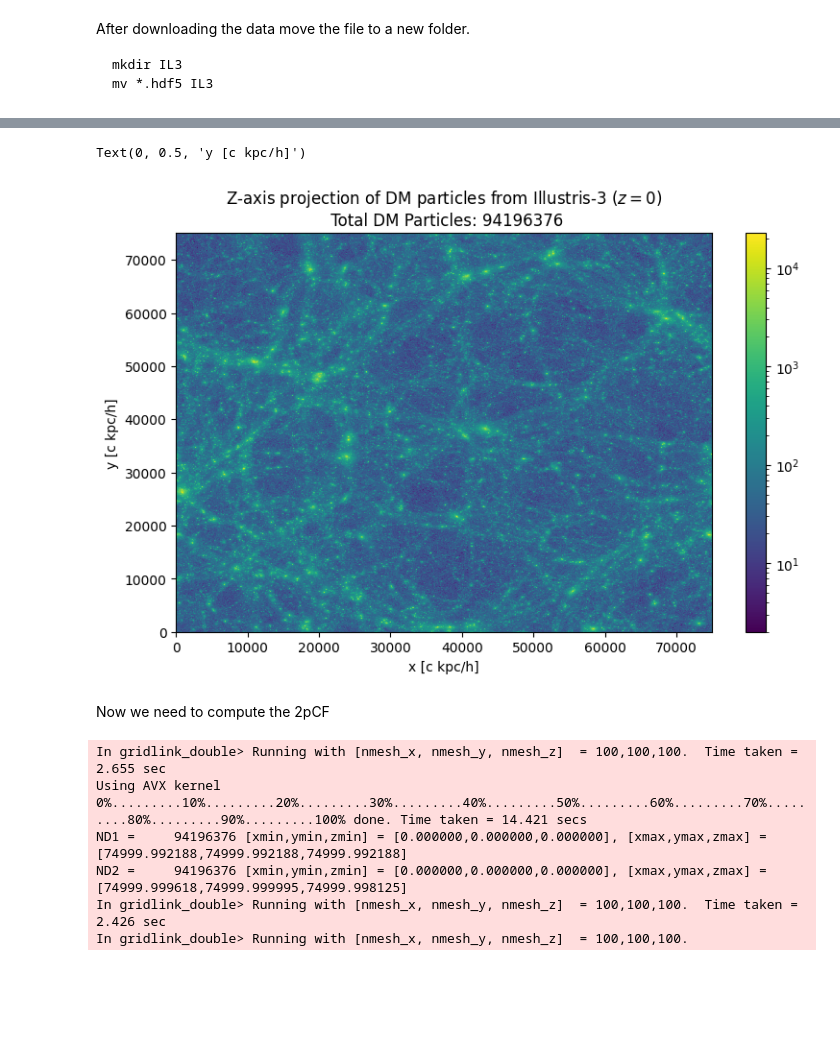
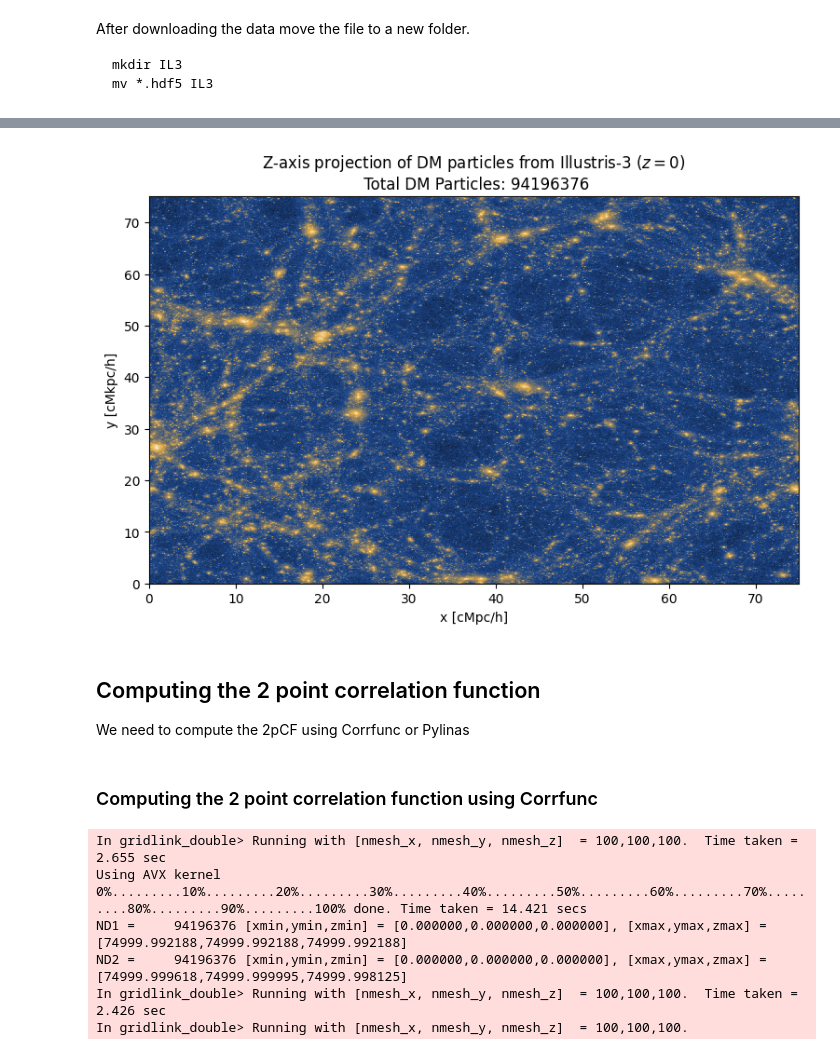
Before and after one commit to sparxastronomy/2022_SummerProject, a Jupyter notebook: Illustris/test.ipynb, the cells around one changed output, grey strips where cells are left out. Saved outputs shown, nothing was run; the diff lists cells and outputs as text; code cells hidden in the pictures; blank space fills up the shorter version.

```diff
--- a/Illustris/test.ipynb
+++ b/Illustris/test.ipynb
@@ -132,0 +138,7 @@ mv *.hdf5 IL3
+# %%
+# getting index of Illustris-3-Subbox-2
+i = names.index('TNG300-3')
+print('index=', i)
+
+sim = get(r['simulations'][i]['url'])
+sim.keys()
@@ -132,0 +189,9 @@ mv *.hdf5 IL3
+# %%
+b_url = 'http://www.illustris-project.org/api/TNG300-3/'
+sim_meta = get(b_url)
+params = {'dm':'Coordinates'}
+
+print("Number of files:", sim_meta['num_files_snapshot'])
+for i in tqdm(range(sim_meta['num_files_snapshot']), "Getting snapshots"):
+    file_url = b_url + "files/snapshot-99."+str(i)+".hdf5"
+    saved_filename = get(file_url, params=params)
@@ -143,0 +221,6 @@ for i in tqdm(range(32)):
+# %%
+new_cmap = build_custom_continuous_cmap([9,9,14], [28, 70, 138], [227, 172, 70], [255,255,255])
+
+# show the new colormap
+fig,ax = plt.subplots()
+fig.colorbar(cm.ScalarMappable(norm=colors.Normalize(),cmap=new_cmap),ax=ax)
@@ -144,22 +230,24 @@ for i in tqdm(range(32)):
 # %%
 plt.figure(figsize=(9,5.5), dpi=100)
-plt.hist2d(data[:,0], data[:,1], norm =mpl.colors.LogNorm(), bins=1024);
-plt.colorbar()
+plt.hist2d(data[:,0]/1000, data[:,1]/1000, norm =colors.LogNorm(), cmap=new_cmap, bins=1024);
+# plt.colorbar()
 
 plt.title('Z-axis projection of DM particles from Illustris-3 ($z=0$)\n Total DM Particles: '+str(len(data)))
 
-plt.xlim([0,75000])
-plt.ylim([0,75000])
-plt.xlabel('x [c kpc/h]')
-plt.ylabel('y [c kpc/h]')
+
+plt.xlabel('x [cMpc/h]')
+plt.ylabel('y [cMkpc/h]')
 
 
-# plt.savefig('Illustris3_DM.jpg', dpi=300, bbox_inches='tight')
+plt.savefig('Illustris3_DM.jpg', dpi=300, bbox_inches='tight')
 # %% [output]
-Text(0, 0.5, 'y [c kpc/h]')
-[figure, old version]
+[figure, new version]
-# %% [markdown]
-Now we need to compute the 2pCF
+# %% [markdown]
+## Computing the 2 point correlation function
+
+We need to compute the 2pCF using Corrfunc or Pylinas
+# %% [markdown]
+### Computing the 2 point correlation function using Corrfunc
 # %%
 from Corrfunc.theory.DD import DD
 from Corrfunc.io import read_catalog
```
Also changed, not shown: parts of 23 cells of this notebook, 8 other files.
